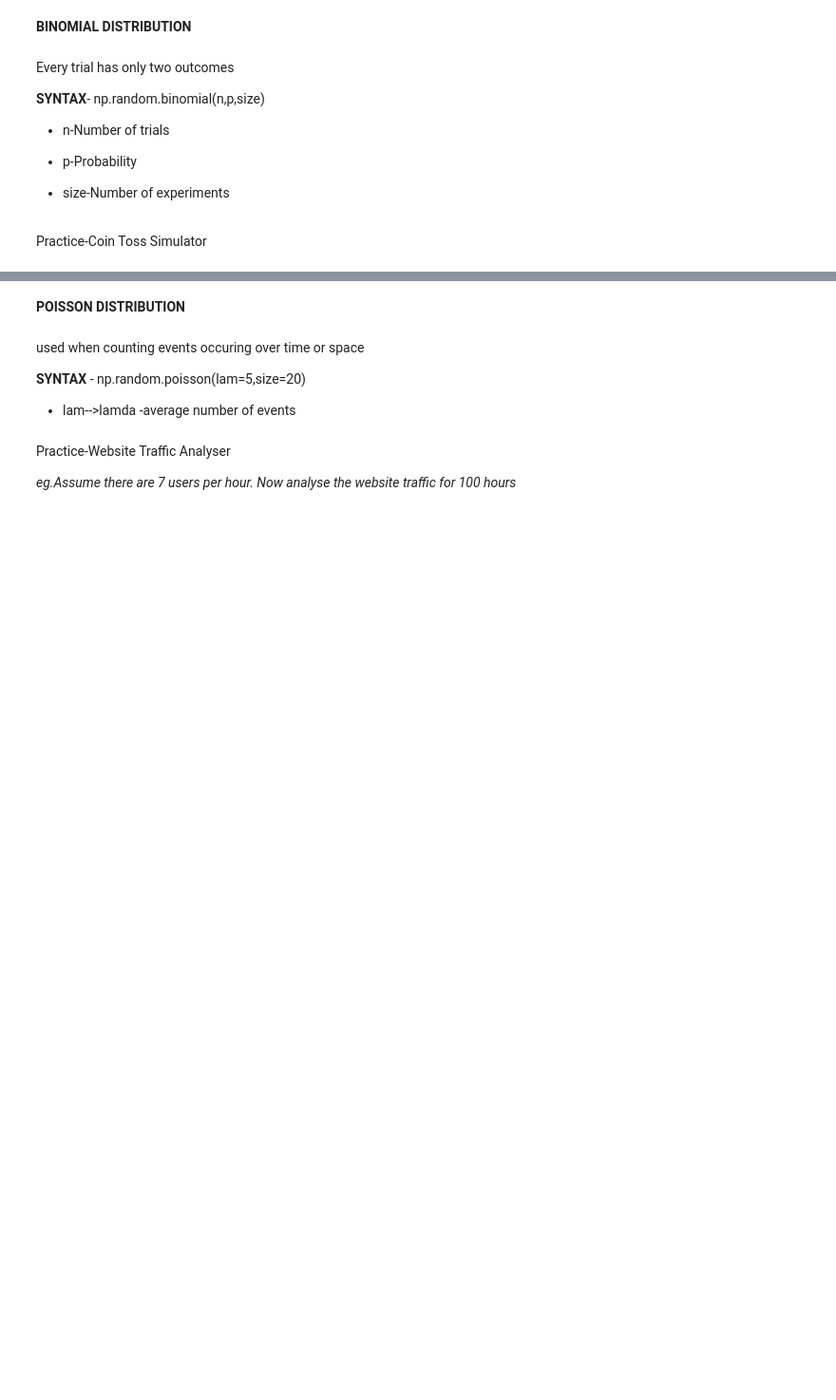
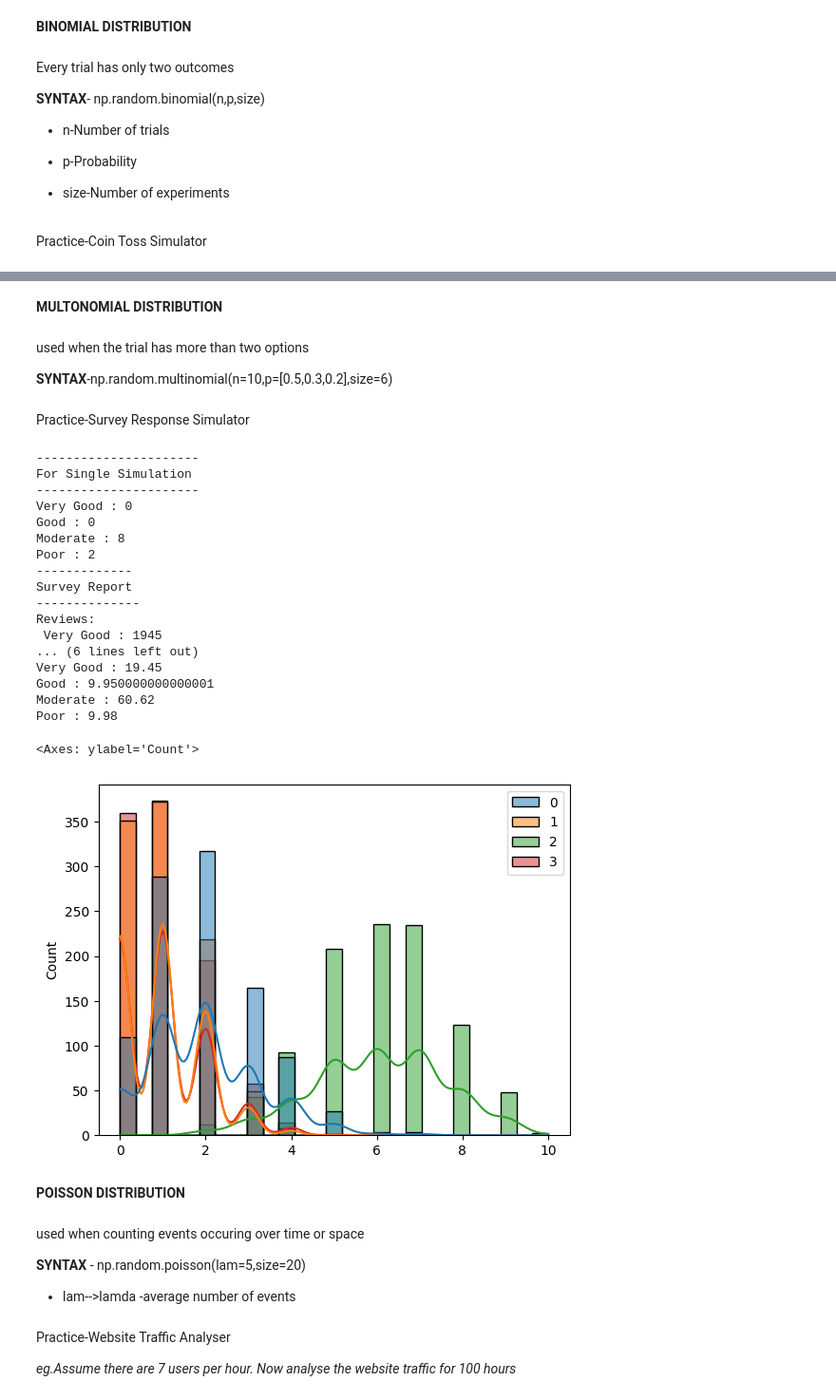
Before and after one commit to belindacarolam04/numpy_learning, a Jupyter notebook: Binomial&Poisson.ipynb, the cells around one changed output, grey strips where cells are left out. Shown at 95% size. Saved outputs shown, nothing was run; the diff lists cells and outputs as text; code cells hidden in the pictures; blank space fills up the shorter version.

```diff
--- a/Binomial&Poisson.ipynb
+++ b/Binomial&Poisson.ipynb
@@ -35,3 +35,51 @@ Average heads: 4.0
+# %% [markdown]
+**MULTONOMIAL DISTRIBUTION**
+# %% [markdown]
+used when the trial has more than two options
+
+**SYNTAX**-np.random.multinomial(n=10,p=[0.5,0.3,0.2],size=6)
+# %% [markdown]
+Practice-Survey Response Simulator
+# %%
+survey=np.random.multinomial(n=10,pvals=[0.2,0.1,0.6,0.1],size=1000)
+labels=['Very Good','Good','Moderate','Poor']
+print('----------------------\nFor Single Simulation\n----------------------')
+print(labels[0],':',survey[0][0])
+print(labels[1],':',survey[0][1])
+print(labels[2],':',survey[0][2])
+print(labels[3],':',survey[0][3])
+print("-------------\nSurvey Report\n--------------")
+total=np.sum(survey,axis=0)
+print("Reviews:\n",labels[0],':',total[0])
+print(labels[1],':',total[1])
+print(labels[2],':',total[2])
+print(labels[3],':',total[3])
+print('----------\nPercentage\n----------')
+print(labels[0],':',(total[0]/np.sum(total))*100)
+print(labels[1],':',(total[1]/np.sum(total))*100)
+print(labels[2],':',(total[2]/np.sum(total))*100)
+print(labels[3],':',(total[3]/np.sum(total))*100)
+sns.histplot(survey,kde=True)
+# %% [output]
+----------------------
+For Single Simulation
+----------------------
+Very Good : 0
+Good : 0
+Moderate : 8
+Poor : 2
+-------------
+Survey Report
+--------------
+Reviews:
+ Very Good : 1945
+... (6 lines left out)
+Very Good : 19.45
+Good : 9.950000000000001
+Moderate : 60.62
+Poor : 9.98
+<Axes: ylabel='Count'>
+[figure, added]
 # %% [markdown]
 **POISSON DISTRIBUTION**
 # %% [markdown]
```
Also changed, not shown: parts of 5 cells of this notebook.
